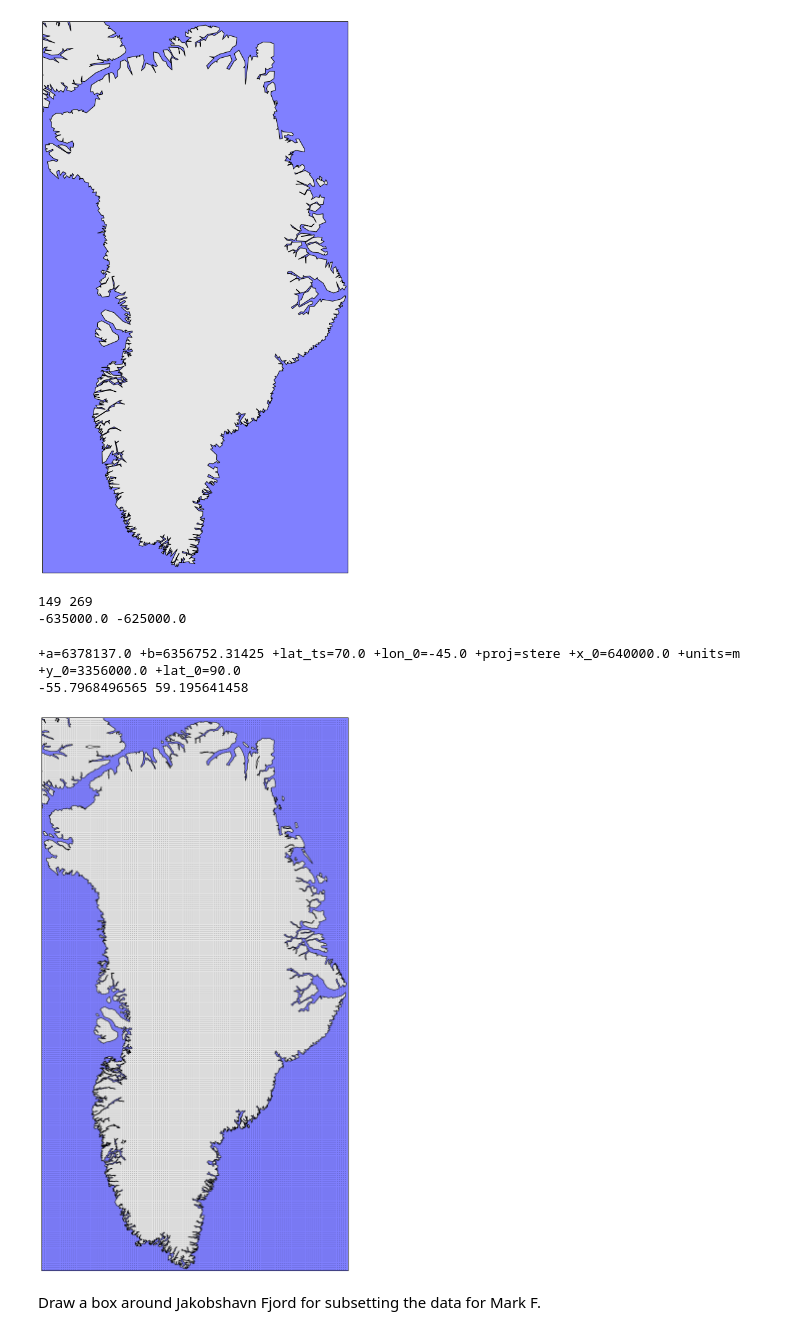
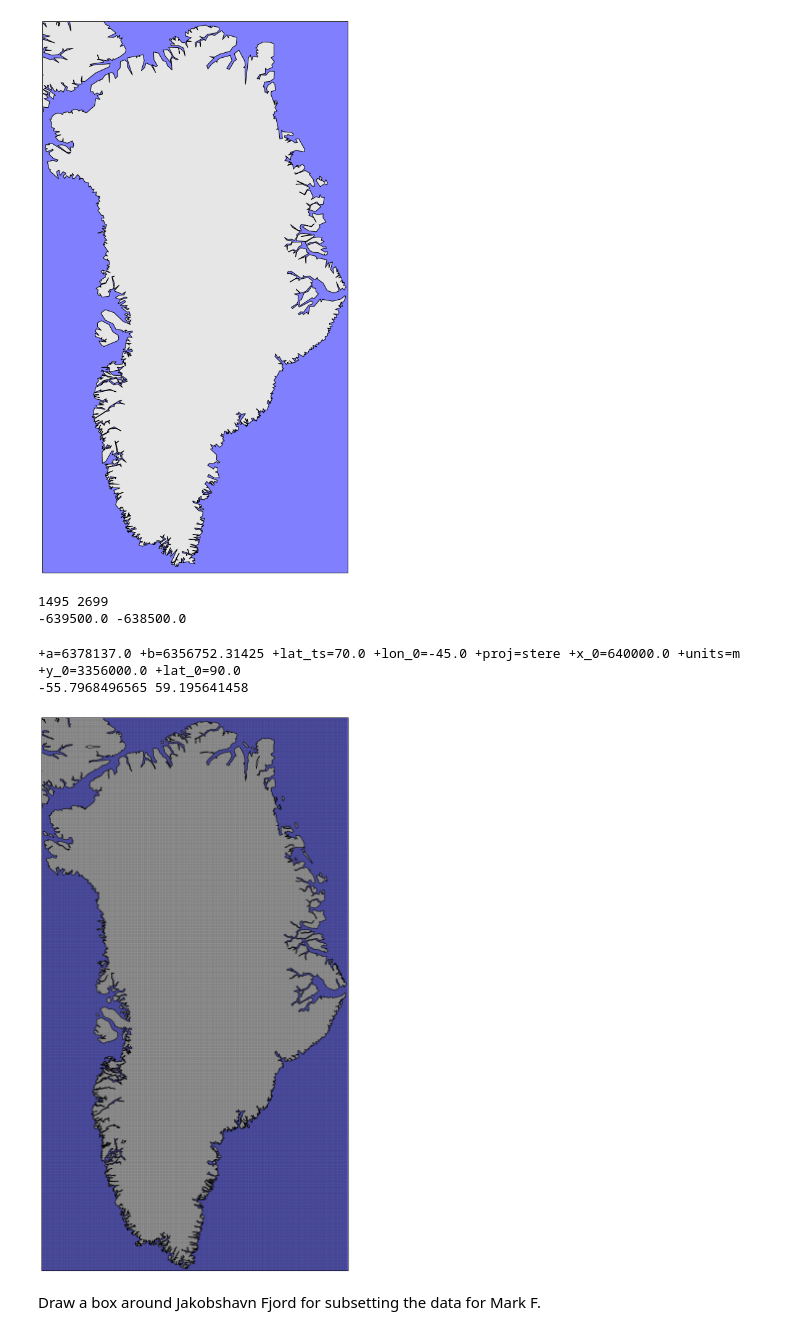
Before and after one commit to tmilliman/pydhdt, a Jupyter notebook: Notebooks/Greenland Grid.ipynb, the cells around one changed output. Saved outputs shown, nothing was run; the diff lists cells and outputs as text; code cells hidden in the pictures.

```diff
--- a/Notebooks/Greenland Grid.ipynb
+++ b/Notebooks/Greenland Grid.ipynb
@@ -68,9 +68,9 @@ plt.show()
 # %%
 # set up grid of cell centers in polar stereographic coords
 
-gridsize = 10000.
-xvals = np.arange(psx_ll + gridsize/2., psx_ur - gridsize/2., grid_size)
-yvals = np.arange(psy_ll + gridsize/2., psy_ur - gridsize/2., grid_size)
+gridsize = 1000.
+xvals = np.arange(psx_ll + gridsize/2., psx_ur - gridsize/2., gridsize)
+yvals = np.arange(psy_ll + gridsize/2., psy_ur - gridsize/2., gridsize)
 print len(xvals), len(yvals)
 
 xv, yv = np.meshgrid(xvals, yvals)
@@ -78,8 +78,8 @@ xvals = np.ravel(xv)
 yvals = np.ravel(yv)
 print xvals[0], xvals[1]
 # %% [output]
-149 269
--635000.0 -625000.0
+1495 2699
+-639500.0 -638500.0
 # %%
 # because of the screwy way basemap handles coordinates and bounding
 # boxes (for stereographic projections at least) I have to convert
@@ -102,24 +102,24 @@ print lon0, lat0
 # %%
 x0 = 640089.597677
 y0 = 3355467.17938
 map_xvals = xvals + x0
 map_yvals = yvals + y0
 
 fig = plt.figure(figsize=[20,20])
 m = Basemap(projection='stere',lat_0=90.,lon_0=-45.,lat_ts=70.,ellps='WGS84',
               resolution='i',
               llcrnrlon=lon_ll, llcrnrlat=lat_ll,
               urcrnrlon=lon_ur, urcrnrlat=lat_ur)
 
 m.drawmapboundary(fill_color=[.5, .5, 1.0])
 m.fillcontinents(color=[.9, .9, .9], lake_color='w',zorder=0)
 # m.bluemarble()
 m.drawcoastlines(color='k')
-m.plot(map_xvals, map_yvals,'k.',markersize=.8)
+m.plot(map_xvals, map_yvals,'k.',markersize=.1)
 
 plt.show()
 # %% [output]
-[figure, old version]
+[figure, new version]
 # %% [markdown]
 Draw a box around Jakobshavn Fjord for subsetting the data for Mark F.
 # %%
```
Also changed, not shown: parts of 6 cells of this notebook, 2 other files.
